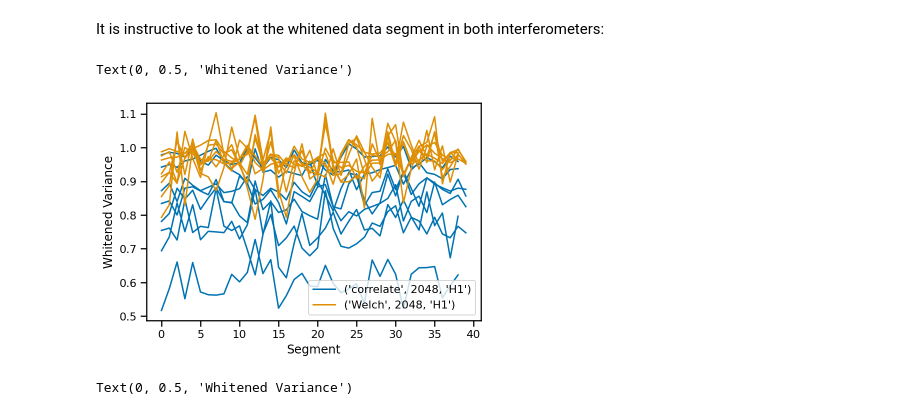
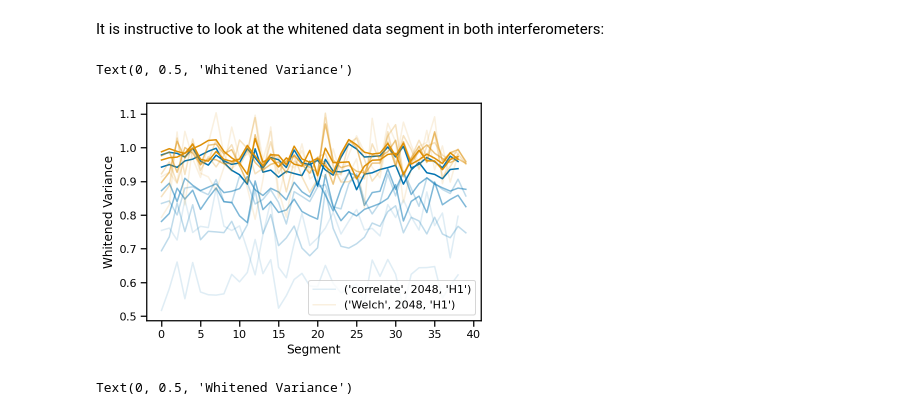
Before and after one commit to maxisi/ringdown, a Jupyter notebook: examples/NoiseWhitening.ipynb, the cells around one changed output. Cells and saved outputs as stored; diff of their text form; code cells hidden in the pictures.

```diff
--- a/examples/NoiseWhitening.ipynb
+++ b/examples/NoiseWhitening.ipynb
@@ -157,13 +159,13 @@ for acf_key in ['correlate', 'Welch']:
             snr2_timeseries[(acf_key, srate, ifo)] = s2series
 # %%
 for k, v in snr2_timeseries.items():
-    plot(v, label=k if (k[1]==2048 and k[2]=='H1') else None, color=(sns.color_palette()[0] if k[0]=='correlate' else sns.color_palette()[1]))
+    plot(v, label=k if (k[1]==2048 and k[2]=='H1') else None, color=(sns.color_palette()[0] if k[0]=='correlate' else sns.color_palette()[1]), alpha=k[1]/16384)
 legend()
 xlabel(r'Segment')
 ylabel(r'Whitened Variance')
 # %% [output]
 Text(0, 0.5, 'Whitened Variance')
-[figure, old version]
+[figure, new version]
 # %%
 for k, v in snr2_timeseries.items():
     if k[0] == 'Welch' and k[2] == 'H1':
```
Also changed, not shown: parts of 2 cells of this notebook.
